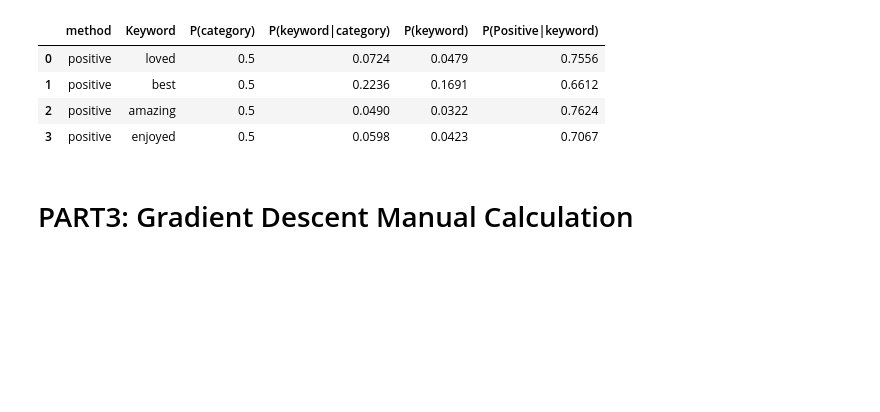
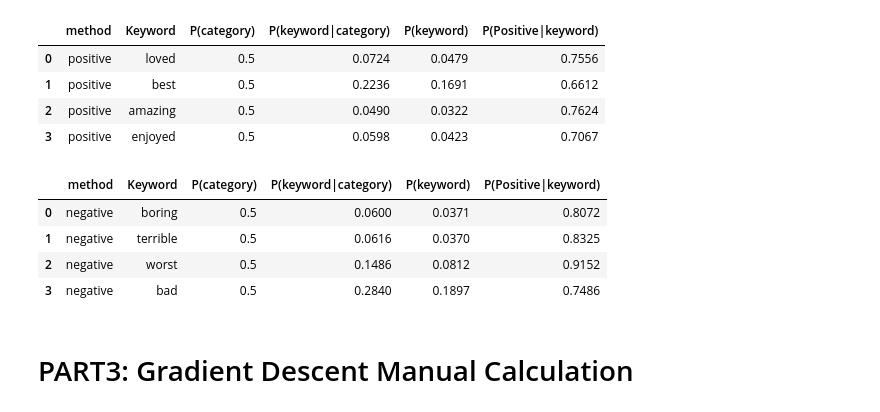
Before and after one commit to milkakeza/Formative3_Group5, a Jupyter notebook: Formative3_Group5.ipynb, the cells around one changed output. Cells and saved outputs as stored; diff of their text form; code cells hidden in the pictures; blank space fills up the shorter version.

Commit message:
Added a test for negative/keyword

```diff
--- a/Formative3_Group5.ipynb
+++ b/Formative3_Group5.ipynb
@@ -206,6 +206,22 @@ bayes_df
 | 1 | positive | best | 0.5 | 0.2236 | 0.1691 | 0.6612 |
 | 2 | positive | amazing | 0.5 | 0.0490 | 0.0322 | 0.7624 |
 | 3 | positive | enjoyed | 0.5 | 0.0598 | 0.0423 | 0.7067 |
+# %%
+# Compute Probabilities for positive Keywords
+results_neg = []
+
+for kw in negative_keywords:
+  results_neg.append(compute_bayes(data, kw, 'negative'))
+
+# Convert to DataFrame for easy viewing
+bayes_df = pd.DataFrame(results_neg)
+bayes_df
+# %% [output]
+|  | method | Keyword | P(category) | P(keyword|category) | P(keyword) | P(Positive|keyword) |
+| 0 | negative | boring | 0.5 | 0.0600 | 0.0371 | 0.8072 |
+| 1 | negative | terrible | 0.5 | 0.0616 | 0.0370 | 0.8325 |
+| 2 | negative | worst | 0.5 | 0.1486 | 0.0812 | 0.9152 |
+| 3 | negative | bad | 0.5 | 0.2840 | 0.1897 | 0.7486 |
 # %% [markdown]
 # PART3: Gradient Descent Manual Calculation
 # %%
```
